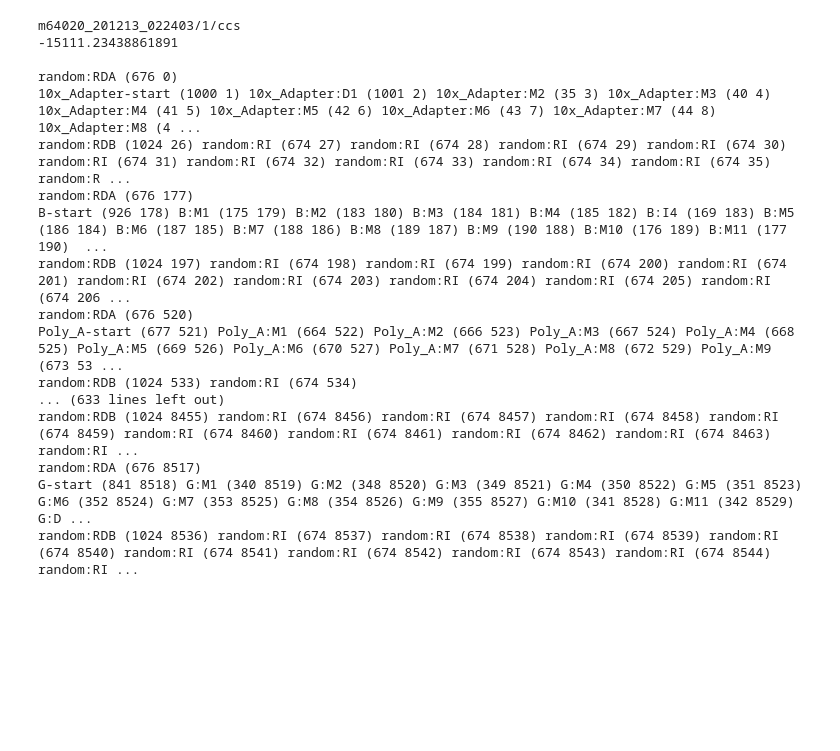
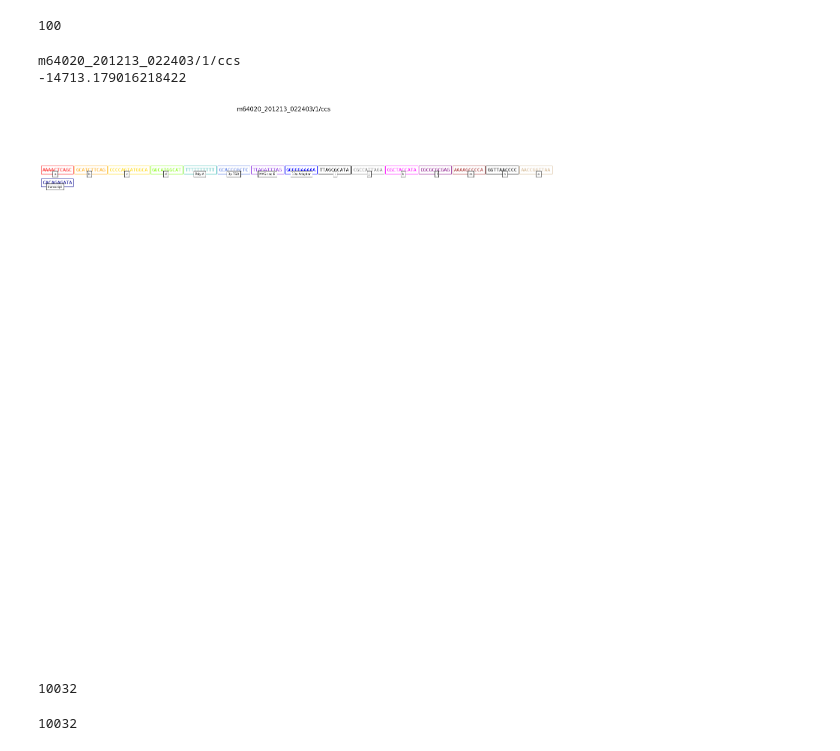
Before and after one commit to kvg/notebooks, a Jupyter notebook: annmas.ipynb, the cells around one changed output. Saved outputs shown, nothing was run; the diff lists cells and outputs as text; code cells hidden in the pictures; blank space fills up the shorter version.

```diff
--- a/annmas.ipynb
+++ b/annmas.ipynb
@@ -267,0 +291,5 @@ A:M16 -> random:RDB = 0.10000000000000002
+# %%
+untrained_model = build_full_model(adapters, direct_connections)
+
+with open("untrained.yaml", "w") as model_file:
+    print(untrained_model.to_yaml(), file=model_file)
@@ -268,11 +320,31 @@ A:M16 -> random:RDB = 0.10000000000000002
+# %%
+bamfile = "SM-KM1PN.m64020_201213_022403.corrected.bam"
+seqs = get_training_samples(bamfile, untrained_model)
+# %%
+len(seqs)
+# %% [output]
+100
+# %%
+trained_model = untrained_model.copy()
+
+# improvement, history = trained_model.fit(sequences=seqs,
+#                                          max_iterations=2,
+#                                          stop_threshold=1e-1,
+#                                          return_history=True,
+#                                          verbose=True,
+#                                          n_jobs=2,
+#                                          callbacks=[ModelCheckpoint(name="annmas")])
+
+# with open("trained.yaml", "w") as model_file:
+#     print(trained_model.to_yaml(), file=model_file)
 # %%
-samfile = pysam.AlignmentFile("SM-KM1PN.m64020_201213_022403.corrected.bam", "rb", check_sq=False)
+samfile = pysam.AlignmentFile(bamfile, "rb", check_sq=False)
 
 i = 0
 for read in samfile:
     flogp = -math.inf
     for seq in [read.query_sequence, reverse_complement(read.query_sequence)]:
-        logp, ppath = annotate(full_model, seq)
+        logp, ppath = annotate(trained_model, seq)
 
         if logp > flogp:
             flogp = logp
@@ -280,30 +352,15 @@ for read in samfile:
 
     print(read.query_name)
     print(flogp)
-    print("".join(fppath))
-    print("")
+    #print("".join(fppath))
+    #print("")
 
     i += 1
 
-    if i > 10:
+    if i > 0:
         break
 
 samfile.close()
 # %% [output]
 m64020_201213_022403/1/ccs
--15111.23438861891
-
-random:RDA (676 0)
-10x_Adapter-start (1000 1) 10x_Adapter:D1 (1001 2) 10x_Adapter:M2 (35 3) 10x_Adapter:M3 (40 4) 10x_Adapter:M4 (41 5) 10x_Adapter:M5 (42 6) 10x_Adapter:M6 (43 7) 10x_Adapter:M7 (44 8) 10x_Adapter:M8 (4 ...
-random:RDB (1024 26) random:RI (674 27) random:RI (674 28) random:RI (674 29) random:RI (674 30) random:RI (674 31) random:RI (674 32) random:RI (674 33) random:RI (674 34) random:RI (674 35) random:R ...
-random:RDA (676 177)
-B-start (926 178) B:M1 (175 179) B:M2 (183 180) B:M3 (184 181) B:M4 (185 182) B:I4 (169 183) B:M5 (186 184) B:M6 (187 185) B:M7 (188 186) B:M8 (189 187) B:M9 (190 188) B:M10 (176 189) B:M11 (177 190)  ...
-random:RDB (1024 197) random:RI (674 198) random:RI (674 199) random:RI (674 200) random:RI (674 201) random:RI (674 202) random:RI (674 203) random:RI (674 204) random:RI (674 205) random:RI (674 206 ...
-random:RDA (676 520)
-Poly_A-start (677 521) Poly_A:M1 (664 522) Poly_A:M2 (666 523) Poly_A:M3 (667 524) Poly_A:M4 (668 525) Poly_A:M5 (669 526) Poly_A:M6 (670 527) Poly_A:M7 (671 528) Poly_A:M8 (672 529) Poly_A:M9 (673 53 ...
-random:RDB (1024 533) random:RI (674 534)
-... (633 lines left out)
-random:RDB (1024 8455) random:RI (674 8456) random:RI (674 8457) random:RI (674 8458) random:RI (674 8459) random:RI (674 8460) random:RI (674 8461) random:RI (674 8462) random:RI (674 8463) random:RI ...
-random:RDA (676 8517)
-G-start (841 8518) G:M1 (340 8519) G:M2 (348 8520) G:M3 (349 8521) G:M4 (350 8522) G:M5 (351 8523) G:M6 (352 8524) G:M7 (353 8525) G:M8 (354 8526) G:M9 (355 8527) G:M10 (341 8528) G:M11 (342 8529) G:D ...
-random:RDB (1024 8536) random:RI (674 8537) random:RI (674 8538) random:RI (674 8539) random:RI (674 8540) random:RI (674 8541) random:RI (674 8542) random:RI (674 8543) random:RI (674 8544) random:RI ...
+-14713.179016218422
@@ -309,0 +417,17 @@ random:RDB (1024 8536) random:RI (674 8537) random:RI (674 8538) random:RI (674
+# %%
+words = "AAAACTCAGC GCATCTTCAG CCCCAGTATGGCA GGCATGGCAT TTTTTTTTTT GCACCCGCTC TTAGATTTAG GGGGGAAAAA TTAGCGCATA CGCCATTAGA GGCTACCATA CGCGCGCGAG AAAAGCCCCA GGTTAACCCC AACCGGTTAA CACAGAGATA CCCAGATATAGTTAAAAGAT".split()
+colors = ['red', 'orange', 'gold', 'lawngreen', 'lightseagreen', 'royalblue', 'blueviolet', 'blue', 'black', 'grey', 'magenta', 'purple', 'brown', 'black', 'tan', 'darkblue']
+labels = ['a', 'b', 'c', 'd', 'Poly-A', '3p TSO', 'MAS-seq B', '10x Adapter', 'i', 'j', 'k', 'l', 'm', 'n', 'o', 'transcript']
+
+highlight_state_sequence(words, colors, labels, size=13, family='monospace')
+#split_lists(words, colors, labels, columns=15)
+# %% [output]
+[figure, added]
+# %%
+len(fppath)
+# %% [output]
+10032
+# %%
+len(seq)
+# %% [output]
+10032
```
Also changed, not shown: parts of 19 cells of this notebook, 2 other files.
